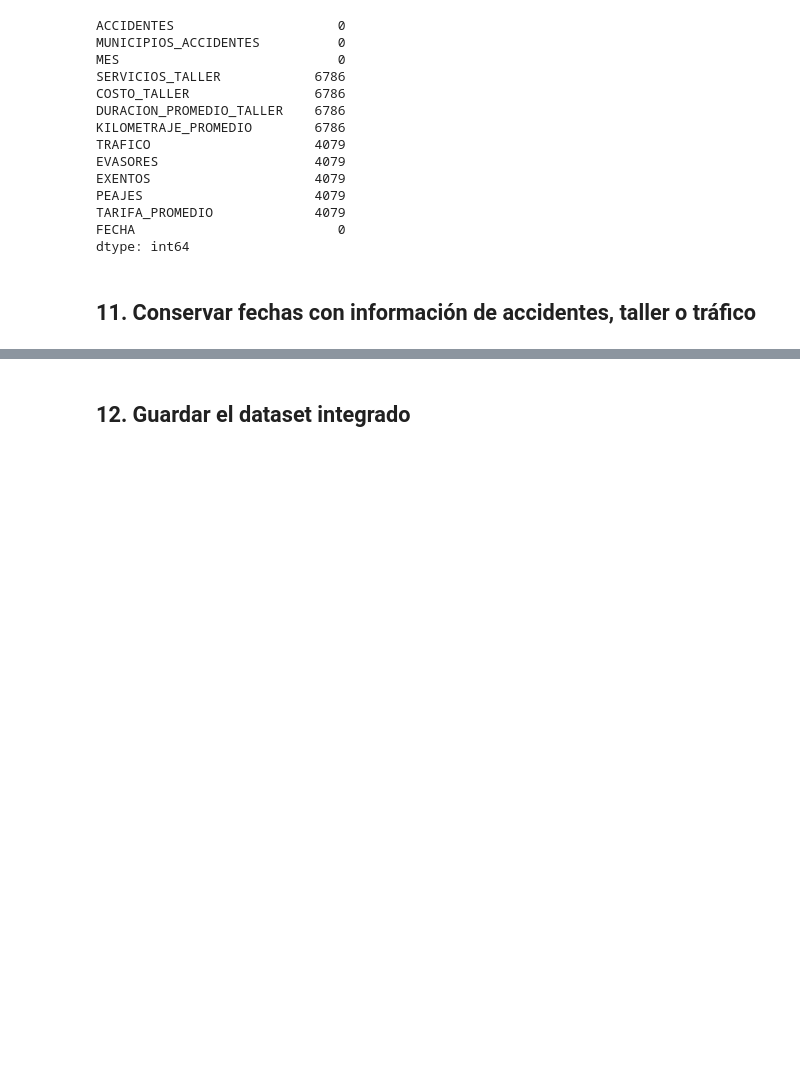
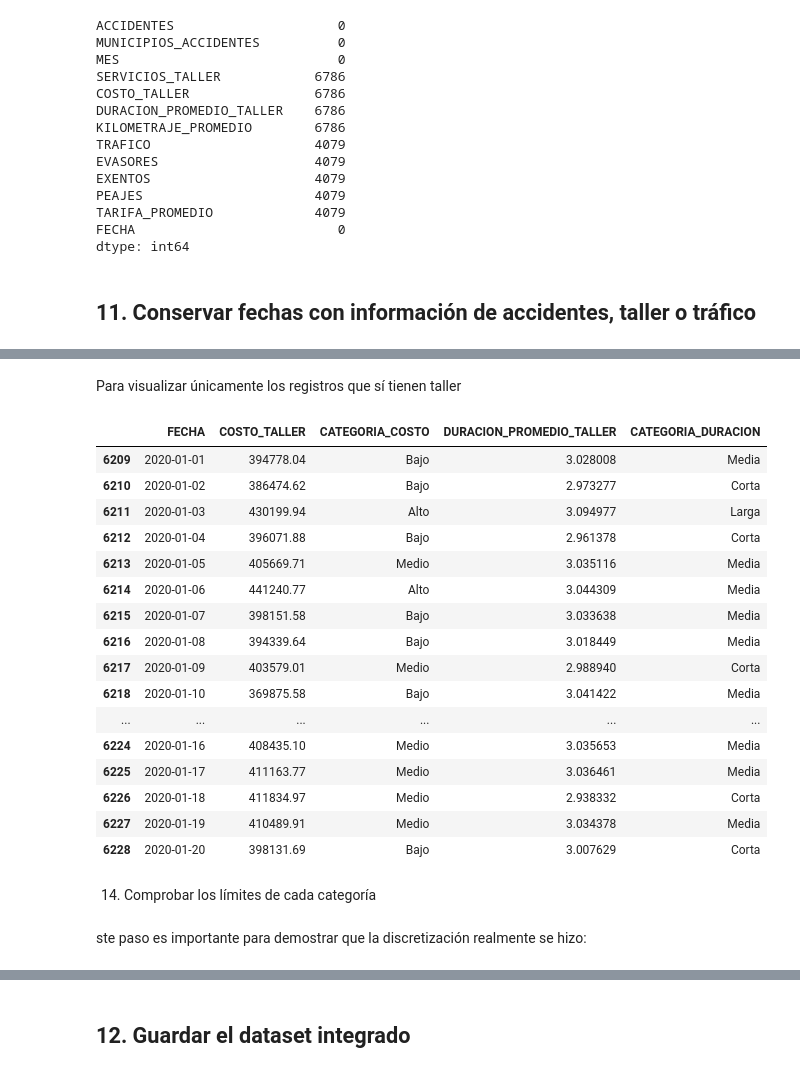
Before and after one commit to gacha2804-alt/autogest, a Jupyter notebook: analisis/analisis_accidentes_trafico_taller.ipynb, the cells around one changed output, grey strips where cells are left out. Drawn from its saved outputs; the diff is of its cells as text; code cells hidden in the pictures; blank space fills up the shorter version.

Commit message:
Aplicar discretizacion al dataset integrado

```diff
--- a/analisis/analisis_accidentes_trafico_taller.ipynb
+++ b/analisis/analisis_accidentes_trafico_taller.ipynb
@@ -469,0 +503,16 @@ Tamaño final de integración: (8613, 13)
+# %%
+dataset_integrado["CATEGORIA_COSTO"] = pd.qcut(
+    dataset_integrado["COSTO_TALLER"],
+    q=3,
+    labels=["Bajo", "Medio", "Alto"],
+    duplicates="drop"
+)
+
+dataset_integrado["CATEGORIA_DURACION"] = pd.qcut(
+    dataset_integrado["DURACION_PROMEDIO_TALLER"],
+    q=3,
+    labels=["Corta", "Media", "Larga"],
+    duplicates="drop"
+)
+
+print("Discretización realizada correctamente.")
@@ -469,0 +553,38 @@ Tamaño final de integración: (8613, 13)
+# %% [markdown]
+Para visualizar únicamente los registros que sí tienen taller
+# %%
+display(
+    dataset_integrado[
+        dataset_integrado["COSTO_TALLER"].notna()
+    ][
+        [
+            "FECHA",
+            "COSTO_TALLER",
+            "CATEGORIA_COSTO",
+            "DURACION_PROMEDIO_TALLER",
+            "CATEGORIA_DURACION"
+        ]
+    ].head(20)
+)
+# %% [output]
+|  | FECHA | COSTO_TALLER | CATEGORIA_COSTO | DURACION_PROMEDIO_TALLER | CATEGORIA_DURACION |
+| 6209 | 2020-01-01 | 394778.04 | Bajo | 3.028008 | Media |
+| 6210 | 2020-01-02 | 386474.62 | Bajo | 2.973277 | Corta |
+| 6211 | 2020-01-03 | 430199.94 | Alto | 3.094977 | Larga |
+| 6212 | 2020-01-04 | 396071.88 | Bajo | 2.961378 | Corta |
+| 6213 | 2020-01-05 | 405669.71 | Medio | 3.035116 | Media |
+| 6214 | 2020-01-06 | 441240.77 | Alto | 3.044309 | Media |
+| 6215 | 2020-01-07 | 398151.58 | Bajo | 3.033638 | Media |
+| 6216 | 2020-01-08 | 394339.64 | Bajo | 3.018449 | Media |
+| 6217 | 2020-01-09 | 403579.01 | Medio | 2.988940 | Corta |
+| 6218 | 2020-01-10 | 369875.58 | Bajo | 3.041422 | Media |
+| ... | ... | ... | ... | ... | ... |
+| 6224 | 2020-01-16 | 408435.10 | Medio | 3.035653 | Media |
+| 6225 | 2020-01-17 | 411163.77 | Medio | 3.036461 | Media |
+| 6226 | 2020-01-18 | 411834.97 | Medio | 2.938332 | Corta |
+| 6227 | 2020-01-19 | 410489.91 | Medio | 3.034378 | Media |
+| 6228 | 2020-01-20 | 398131.69 | Bajo | 3.007629 | Corta |
+# %% [markdown]
+14. Comprobar los límites de cada categoría
+# %% [markdown]
+ste paso es importante para demostrar que la discretización realmente se hizo:
```
Also changed, not shown: parts of 11 cells of this notebook, 2 other files.
